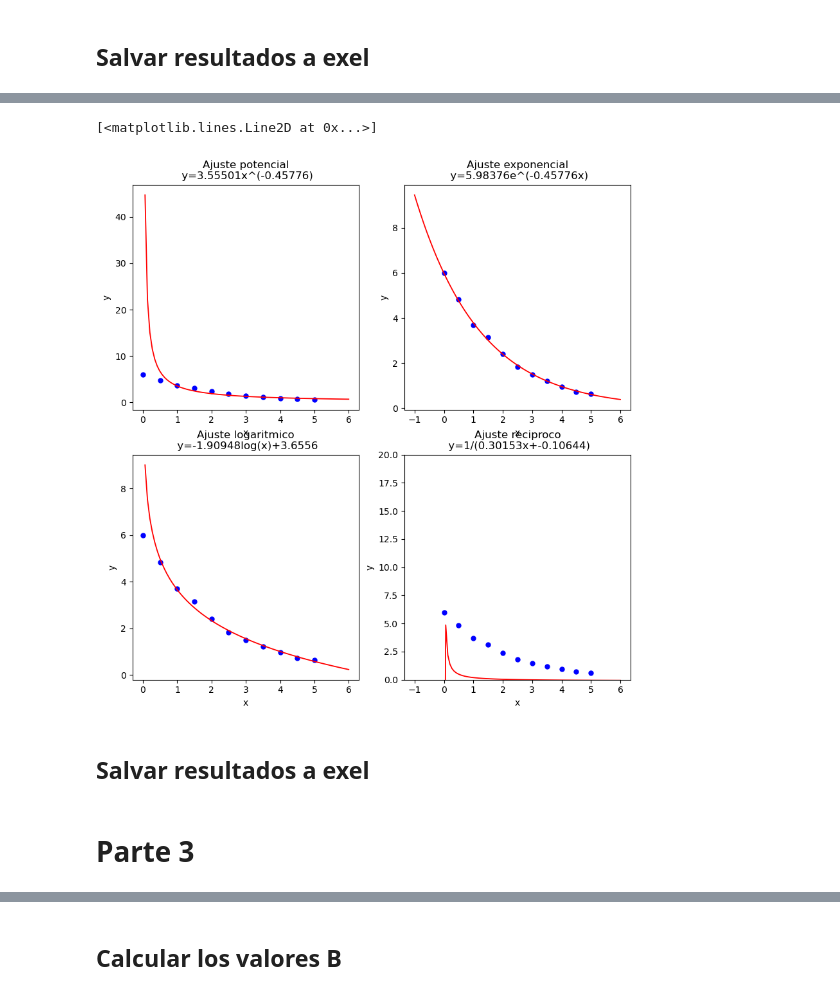
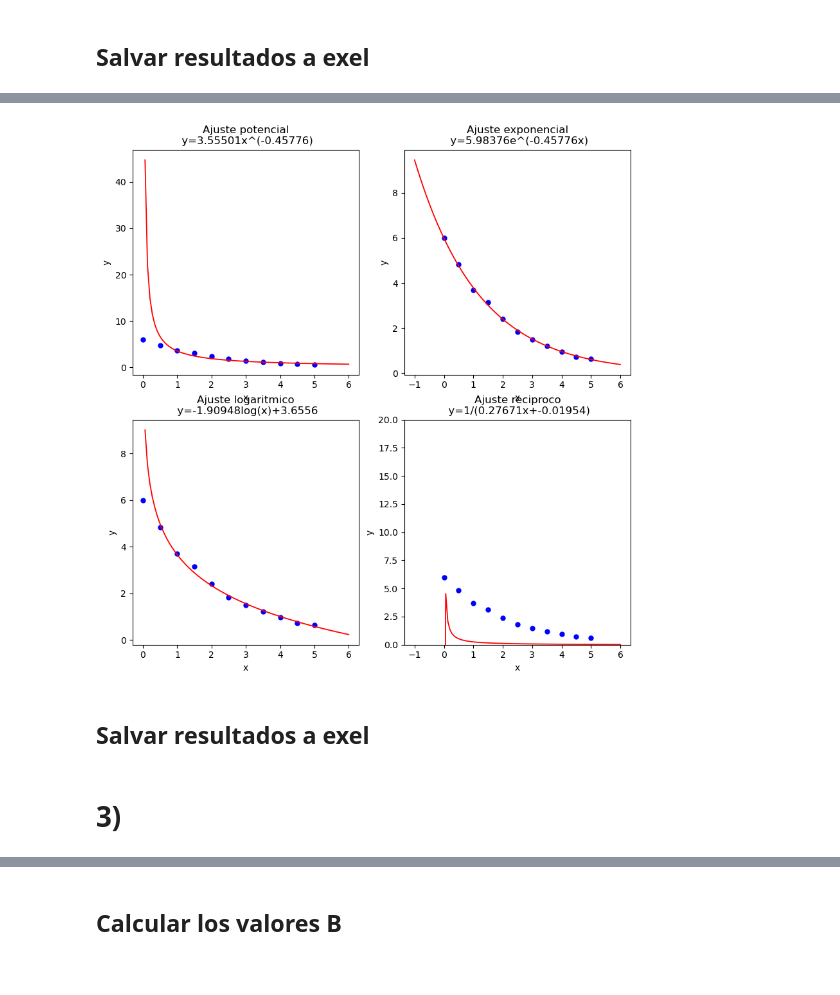
Before and after one commit to Jose-AE/F1014B, a Jupyter notebook: T1/T1.ipynb, the cells around one changed output, grey strips where cells are left out. Drawn from its saved outputs; the diff is of its cells as text; code cells hidden in the pictures.

```diff
--- a/T1/T1.ipynb
+++ b/T1/T1.ipynb
@@ -123,3 +121,19 @@ wb.save("output1.xlsx")
+# %%
+df = pd.read_excel("data.xlsx")
+
+# Pedirle nombre del exel al usuario y cargarlo
+while True:
+    try:
+        exel = input("Nombre del archivo de exel (data.xlsx)")
+        df = pd.read_excel(exel)
+        break
+    except:
+        print("Nombre invalido ")
+
+
+# Leer puntos del exel
+x = df["x"].values
+y = df["y"].values
 # %%
 # Crear una figura con 2 filas y 2 columnas
 fig, ax = plt.subplots(nrows=2, ncols=2, figsize=(10, 10))
@@ -144,27 +160,28 @@ ax[1, 1].plot(x, 1 / y)
 [figure]
 # %%
+# Ajuste potencial
 p_po = np.polyfit(np.log(x[(x > 0) & (y > 0)]), np.log(y[(x > 0) & (y > 0)]), 1)
 m_po = p_po[0]
 b_po = np.exp(p_po[1])
 x_po = np.linspace(-1, 6, 100)
 y_po = b_po * x_po**m_po
 
-
+# Ajuste exponencial
 p_ex = np.polyfit(x[(x > 0) & (y > 0)], np.log(y[(x > 0) & (y > 0)]), 1)
 m_ex = p_ex[0]
 b_ex = np.exp(p_ex[1])
 x_ex = np.linspace(-1, 6, 100)
 y_ex = b_ex * np.exp(m_ex * x_ex)
 
-
+# Ajuste logaritmico
 p_lo = np.polyfit(np.log(x[(x > 0) & (y > 0)]), y[(x > 0) & (y > 0)], 1)
 m_lo = p_lo[0]
 b_lo = p_lo[1]
 x_lo = np.linspace(-1, 6, 100)
 y_lo = b_lo + m_lo * np.log(x_lo)
 
-
-p_re = np.polyfit(x[x != 0], 1 / y[x != 0], 1)
+# Ajuste reciproco
+p_re = np.polyfit(x[y != 0], 1 / y[y != 0], 1)
 m_re = p_re[0]
 b_re = p_re[1]
 x_re = np.linspace(-1, 6, 100)
@@ -180,15 +197,13 @@ ax[0, 0].set(
     xlabel="x",
     ylabel="y",
 )
-ax[0, 0].scatter(
-    x, y, color="blue", marker="o", facecolors="blue", s=25
-)  # Scatter plot of the data
+ax[0, 0].scatter(x, y, color="blue", marker="o", facecolors="blue", s=25)
 ax[0, 0].plot(
     x_po,
     y_po,
     linewidth=1.3,
     color="red",
-)  # Plot the fit
+)
 
 
 # Gráfico 2: Ajuste exponencial
@@ -197,54 +212,48 @@ ax[0, 1].set(
     xlabel="x",
     ylabel="y",
 )
-
-ax[0, 1].scatter(
-    x, y, color="blue", marker="o", facecolors="blue", s=25
-)  # Scatter plot of the data
+ax[0, 1].scatter(x, y, color="blue", marker="o", facecolors="blue", s=25)
 ax[0, 1].plot(
     x_ex,
     y_ex,
     linewidth=1.3,
     color="red",
-)  # Plot the fit
+)
 
 
 # Gráfico 3: Ajuste logaritmico
 ax[1, 0].set(
     title=f"Ajuste logaritmico\n y={round(m_lo,5)}log(x)+{round(b_lo,5)}",
     xlabel="x",
     ylabel="y",
 )
-ax[1, 0].scatter(
-    x, y, color="blue", marker="o", facecolors="blue", s=25
-)  # Scatter plot of the data
+ax[1, 0].scatter(x, y, color="blue", marker="o", facecolors="blue", s=25)
 ax[1, 0].plot(
     x_lo,
     y_lo,
     linewidth=1.3,
     color="red",
-)  # Plot the fit
+)
 
 
 # Gráfico 4: Ajuste reciproco
 ax[1, 1].set(
     title=f"Ajuste reciproco\n y=1/({round(m_re,5)}x+{round(b_re,5)})",
     xlabel="x",
     ylabel="y",
     ylim=(0, 20),
 )
 
-ax[1, 1].scatter(
-    x, y, color="blue", marker="o", facecolors="blue", s=25
-)  # Scatter plot of the data
+ax[1, 1].scatter(x, y, color="blue", marker="o", facecolors="blue", s=25)
 ax[1, 1].plot(
     x_re,
     y_re,
     linewidth=1.3,
     color="red",
-)  # Plot the fit
+)
+
+fig.show()
 # %% [output]
-[<matplotlib.lines.Line2D at 0x...>]
-[figure, old version]
+[figure, new version]
 # %% [markdown]
 ## Salvar resultados a exel
@@ -271,2 +263,2 @@ wb.save("output2.xlsx")
 # %% [markdown]
-# Parte 3
+# 3)
```
Also changed, not shown: parts of 19 cells of this notebook, 6 other files.
